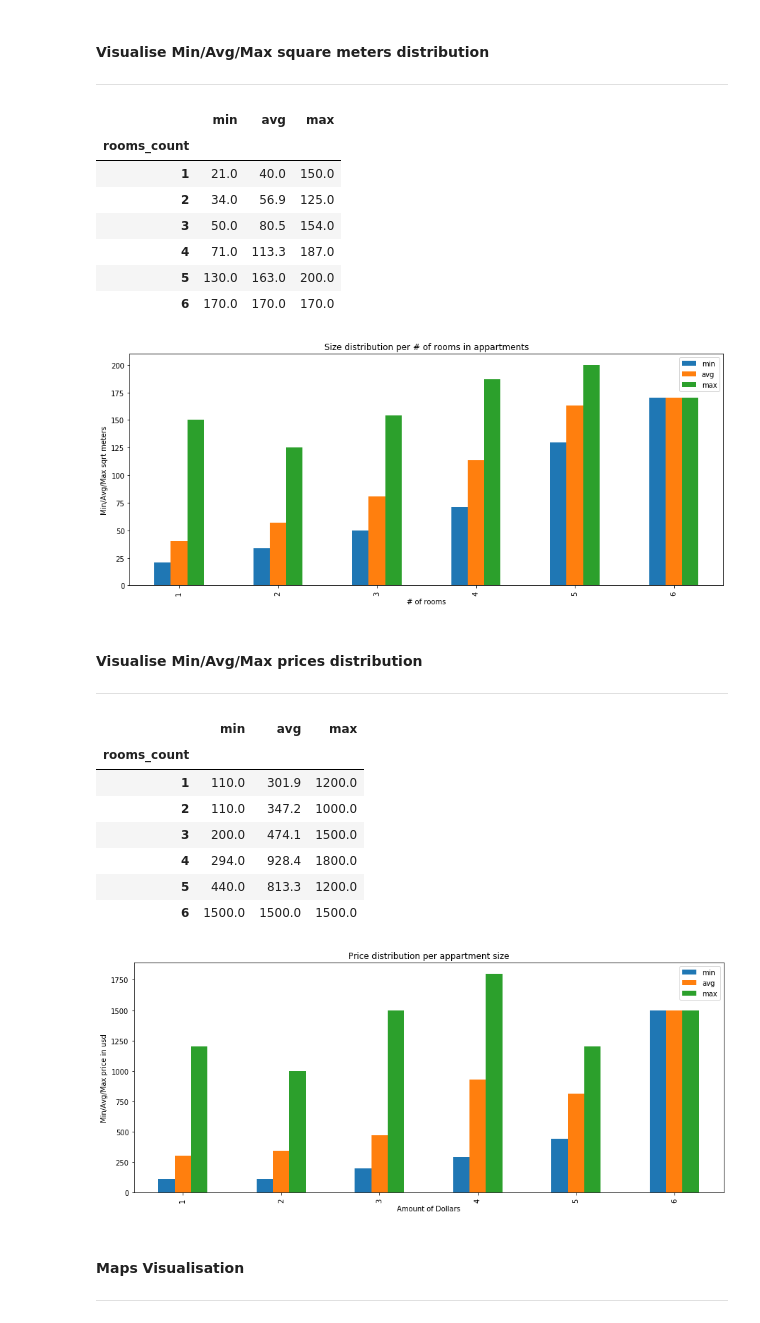
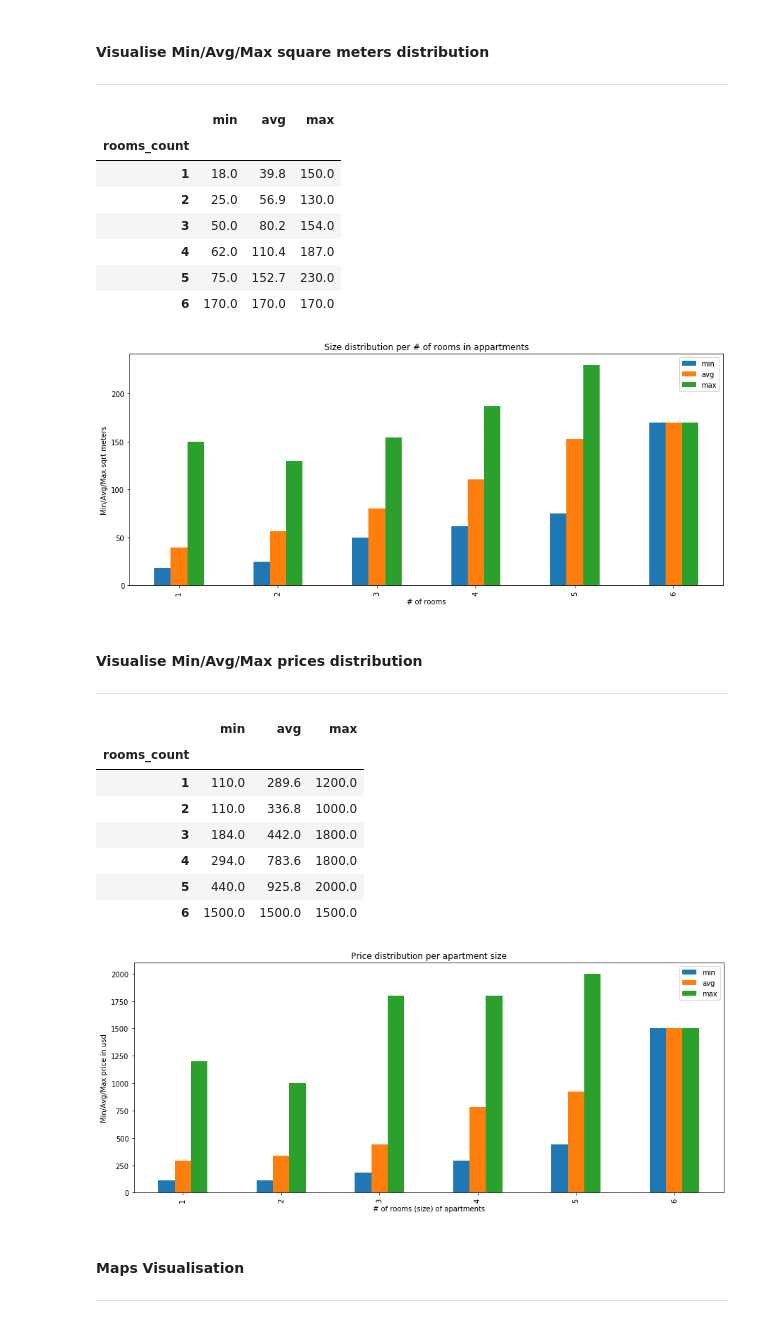
Before and after one commit to azakharko/jupiter-labs, a Jupyter notebook: RealEstateGrub.ipynb, the cells around one changed output. Drawn from its saved outputs; the diff is of its cells as text; code cells hidden in the pictures.

```diff
--- a/RealEstateGrub.ipynb
+++ b/RealEstateGrub.ipynb
@@ -118,6 +152,9 @@ df.head()
 # %%
-# df.query('rooms_count == 2').sort_values(by='total_square_meters', ascending=False).head(10)
+# df.query('rooms_count == 2').sort_values(by='price_usd', ascending=False).head(10)
 # df.query('total_square_meters == 3142.0')
-df = df.drop(df[df.total_square_meters == 3142.0].index)
-df['rangeFactorNew'].count()
+
+# df = df.drop(df[df.total_square_meters == 3142.0].index)
+# df = df.drop(df[df.price_usd == 8000.0].index)
+
+# df['id'].count()
 # %% [output]
@@ -349,22 +432,22 @@ aggregate
 # %% [output]
 |  | min | avg | max |
 | rooms_count |  |  |  |
-| 1 | 21.0 | 40.0 | 150.0 |
-| 2 | 34.0 | 56.9 | 125.0 |
-| 3 | 50.0 | 80.5 | 154.0 |
-| 4 | 71.0 | 113.3 | 187.0 |
-| 5 | 130.0 | 163.0 | 200.0 |
+| 1 | 18.0 | 39.8 | 150.0 |
+| 2 | 25.0 | 56.9 | 130.0 |
+| 3 | 50.0 | 80.2 | 154.0 |
+| 4 | 62.0 | 110.4 | 187.0 |
+| 5 | 75.0 | 152.7 | 230.0 |
 | 6 | 170.0 | 170.0 | 170.0 |
 # %%
 aggregate.plot(kind='bar', figsize=(15, 6))
 
 plt.xlabel('# of rooms')
 plt.ylabel('Min/Avg/Max sqrt meters')
-plt.title('Size distribution per # of rooms in appartments')
+plt.title('Size distribution per # of rooms in apartments')
 
 plt.show()
 # %% [output]
-[figure, old version]
+[figure, new version]
 # %% [markdown]
 #### Visualise Min/Avg/Max prices distribution
 <hr>
@@ -387,22 +470,22 @@ aggregate
 # %% [output]
 |  | min | avg | max |
 | rooms_count |  |  |  |
-| 1 | 110.0 | 301.9 | 1200.0 |
-| 2 | 110.0 | 347.2 | 1000.0 |
-| 3 | 200.0 | 474.1 | 1500.0 |
-| 4 | 294.0 | 928.4 | 1800.0 |
-| 5 | 440.0 | 813.3 | 1200.0 |
+| 1 | 110.0 | 289.6 | 1200.0 |
+| 2 | 110.0 | 336.8 | 1000.0 |
+| 3 | 184.0 | 442.0 | 1800.0 |
+| 4 | 294.0 | 783.6 | 1800.0 |
+| 5 | 440.0 | 925.8 | 2000.0 |
 | 6 | 1500.0 | 1500.0 | 1500.0 |
 # %%
 aggregate.plot(kind='bar', figsize=(15, 6))
 
-plt.xlabel('Amount of Dollars')
+plt.xlabel('# of rooms (size) of apartments')
 plt.ylabel('Min/Avg/Max price in usd')
-plt.title('Price distribution per appartment size')
+plt.title('Price distribution per apartment size')
 
 plt.show()
 # %% [output]
-[figure, old version]
+[figure, new version]
 # %% [markdown]
 #### Maps Visualisation
 <hr>
```
Also changed, not shown: parts of 42 cells of this notebook, 4 other files.
